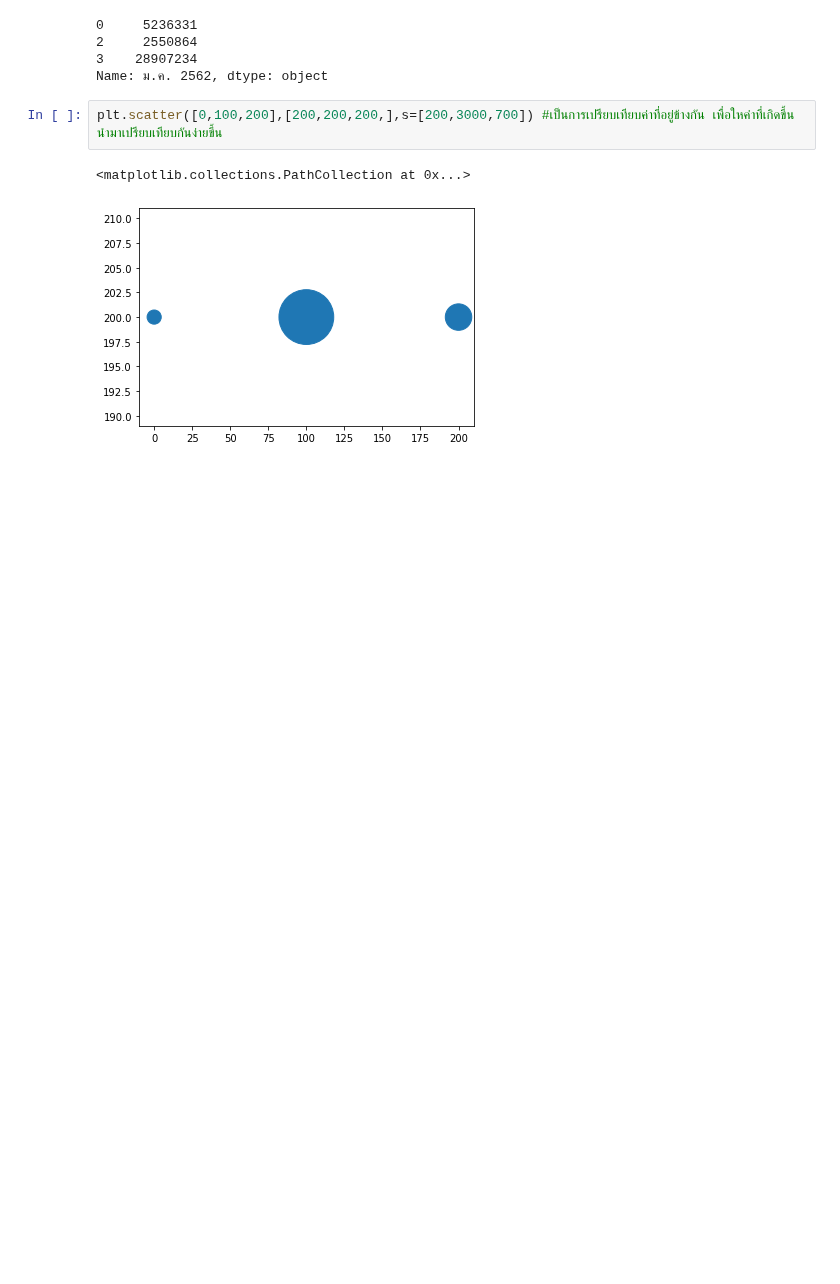
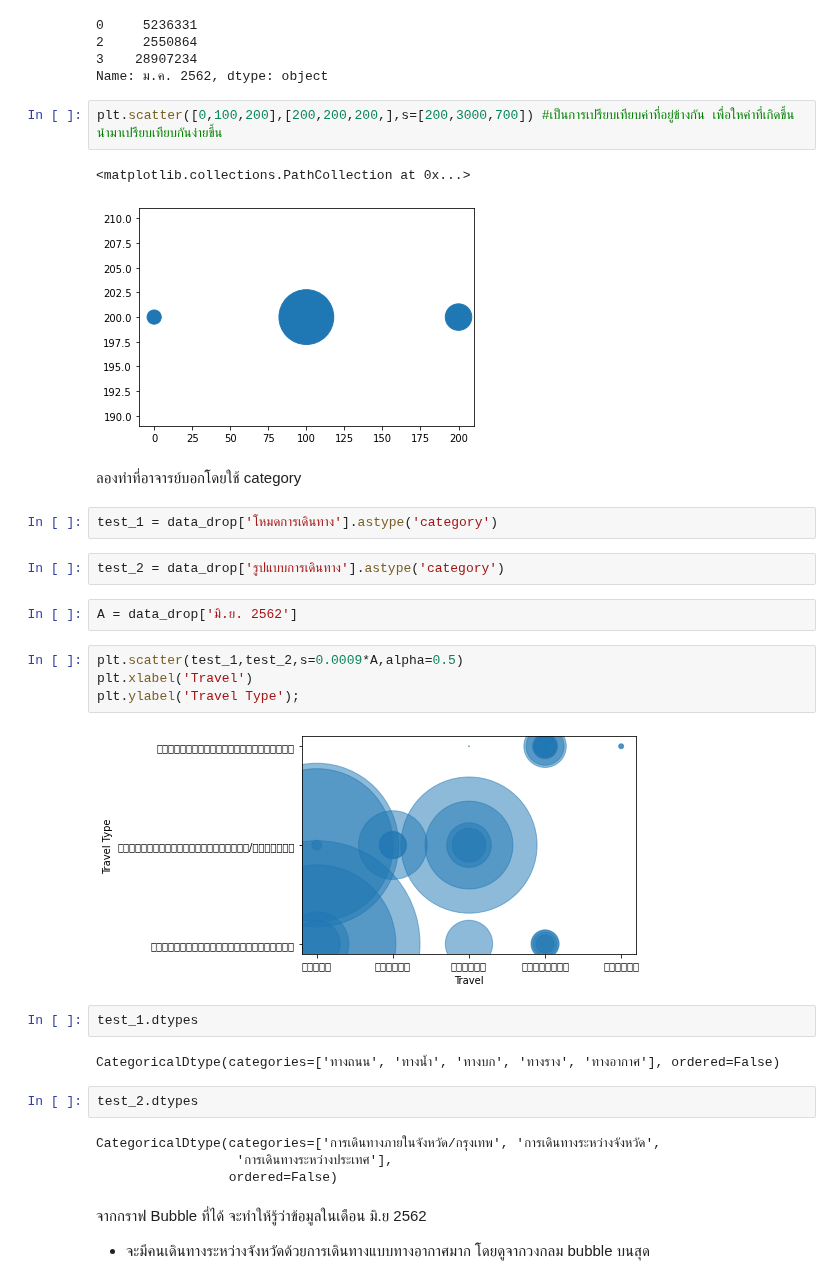
Before and after one commit to Kggzzz/data_viz, a Jupyter notebook: Visualize_Data_Distribution_(02).ipynb, the cells around one changed output. Cells and saved outputs as stored; diff of their text form; blank space fills up the shorter version.

Commit message:
plot bubble แบบงงๆ

```diff
--- a/Visualize_Data_Distribution_(02).ipynb
+++ b/Visualize_Data_Distribution_(02).ipynb
@@ -194,3 +194,31 @@ plt.scatter([0,100,200],[200,200,200,],s=[200,3000,700]) #เป็นการ
 # %% [output]
 <matplotlib.collections.PathCollection at 0x...>
 [figure]
+# %% [markdown]
+ลองทำที่อาจารย์บอกโดยใช้ category
+# %%
+test_1 = data_drop['โหมดการเดินทาง'].astype('category')
+# %%
+test_2 = data_drop['รูปแบบการเดินทาง'].astype('category')
+# %%
+A = data_drop['มิ.ย. 2562']
+# %%
+plt.scatter(test_1,test_2,s=0.0009*A,alpha=0.5)
+plt.xlabel('Travel')
+plt.ylabel('Travel Type');
+# %% [output]
+[figure, added]
+# %%
+test_1.dtypes
+# %% [output]
+CategoricalDtype(categories=['ทางถนน', 'ทางน้ำ', 'ทางบก', 'ทางราง', 'ทางอากาศ'], ordered=False)
+# %%
+test_2.dtypes
+# %% [output]
+CategoricalDtype(categories=['การเดินทางภายในจังหวัด/กรุงเทพ', 'การเดินทางระหว่างจังหวัด',
+                  'การเดินทางระหว่างประเทศ'],
+                 ordered=False)
+# %% [markdown]
+จากกราฟ Bubble ที่ได้ จะทำให้รู้ว่าข้อมูลในเดือน มิ.ย 2562
+
+- จะมีคนเดินทางระหว่างจังหวัดด้วยการเดินทางแบบทางอากาศมาก โดยดูจากวงกลม bubble บนสุด
```
